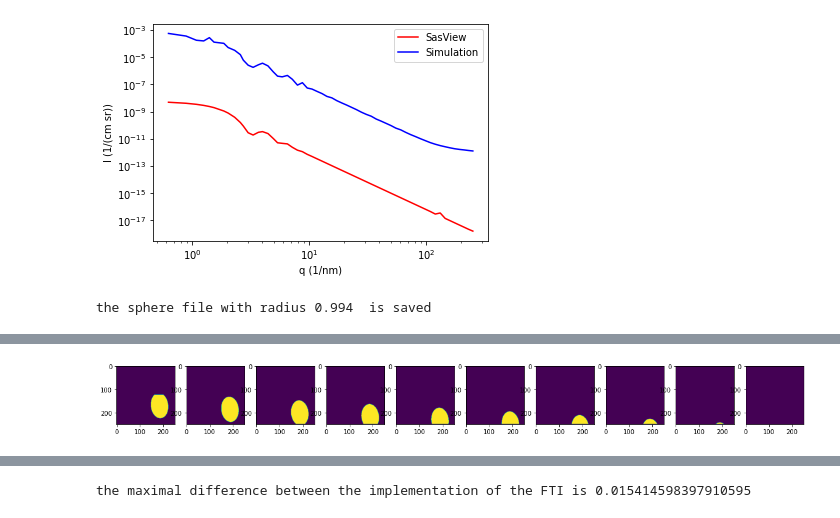
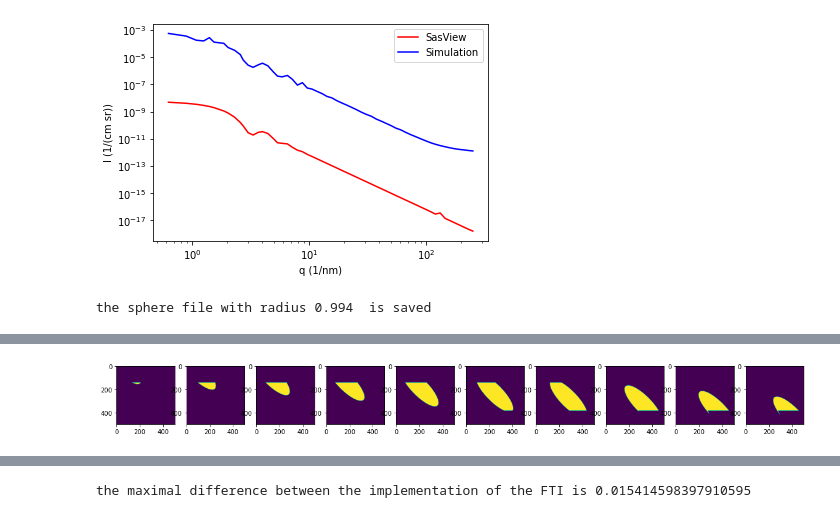
Before and after one commit to sofyalaski/SAXS-simulations, a Jupyter notebook: creating_forms.ipynb, the cells around one changed output, grey strips where cells are left out. Cells and saved outputs as stored; diff of their text form; code cells hidden in the pictures.

```diff
--- a/creating_forms.ipynb
+++ b/creating_forms.ipynb
@@ -99,4 +114,4 @@ plt_slices_sum(simulation)
-# %%
-plot_slices_at_interval(15, 100, simulation, 'z')
-# %% [output]
-[figure, removed]
+# %%
+plot_slices_at_interval(25, 155, simulation, 'y')
+# %% [output]
+[figure, added]
```
Also changed, not shown: parts of 7 cells of this notebook, 2 other files.
